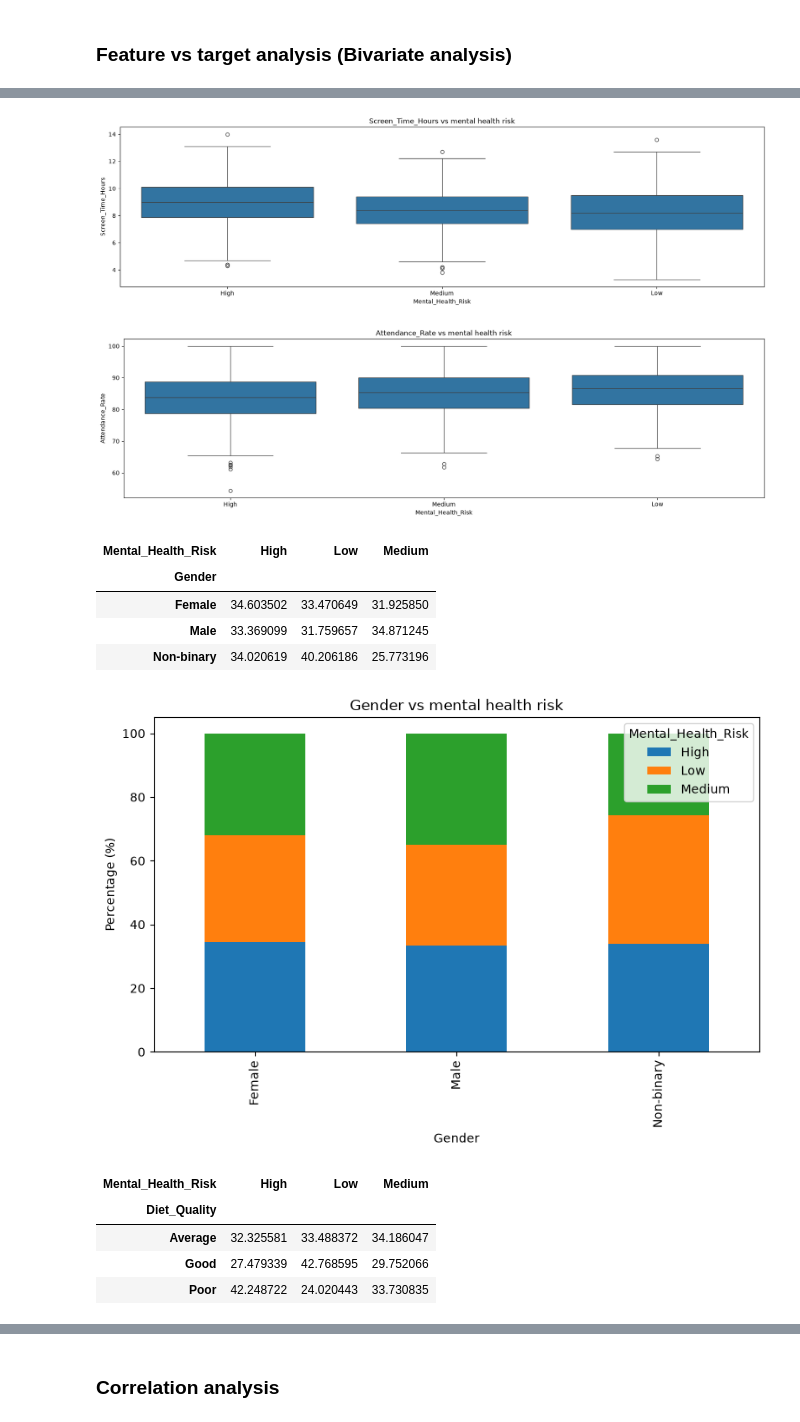
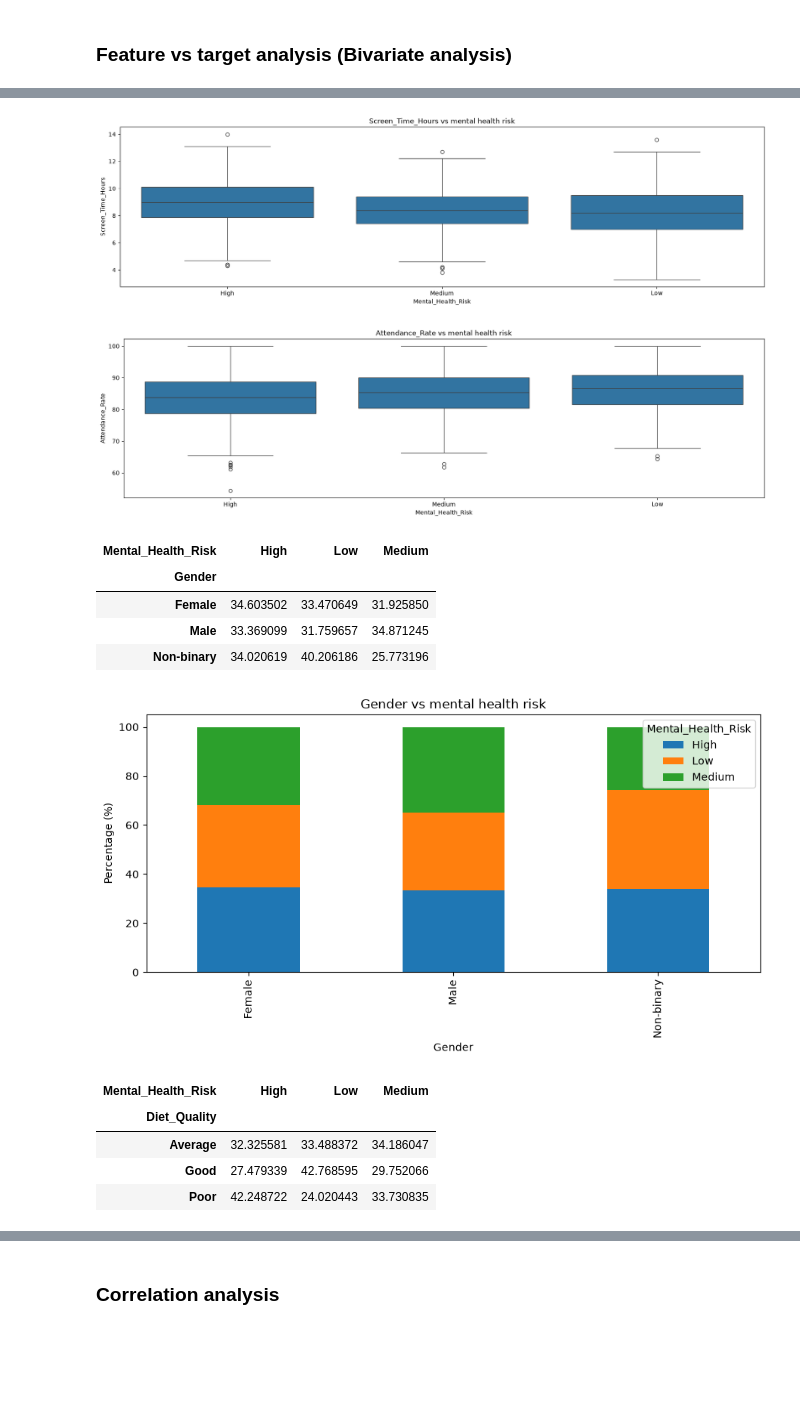
Before and after one commit to mo24ali/student_mental_health, a Jupyter notebook: notebooks/01_data_audit_eda.ipynb, the cells around one changed output, grey strips where cells are left out. Drawn from its saved outputs; the diff is of its cells as text; code cells hidden in the pictures; blank space fills up the shorter version.

```diff
--- a/notebooks/01_data_audit_eda.ipynb
+++ b/notebooks/01_data_audit_eda.ipynb
@@ -243,35 +243,35 @@ for col in numerical_features:
 for col in categorical_features:
 
 # diet quality vs mental health risk
     percentages = pd.crosstab(
         df[col],
         # col,
         df["Mental_Health_Risk"],
         normalize="index"
     ) * 100
 
     display(percentages)
 
     percentages.plot(kind="bar",stacked=True, figsize=(9, 5))
 
     plt.title(f"{col} vs mental health risk")
     plt.ylabel("Percentage (%)")
-
+    plt.tight_layout()
     plt.show()
 # %% [output]
 [figure]
 [figure]
 [figure]
 [figure]
 [figure]
 [figure]
 [figure]
 | Mental_Health_Risk | High | Low | Medium |
 | Gender |  |  |  |
 | Female | 34.603502 | 33.470649 | 31.925850 |
 | Male | 33.369099 | 31.759657 | 34.871245 |
 | Non-binary | 34.020619 | 40.206186 | 25.773196 |
-[figure, old version]
+[figure, new version]
 | Mental_Health_Risk | High | Low | Medium |
 | Diet_Quality |  |  |  |
 | Average | 32.325581 | 33.488372 | 34.186047 |
```
Also changed, not shown: parts of 1 cell of this notebook.
